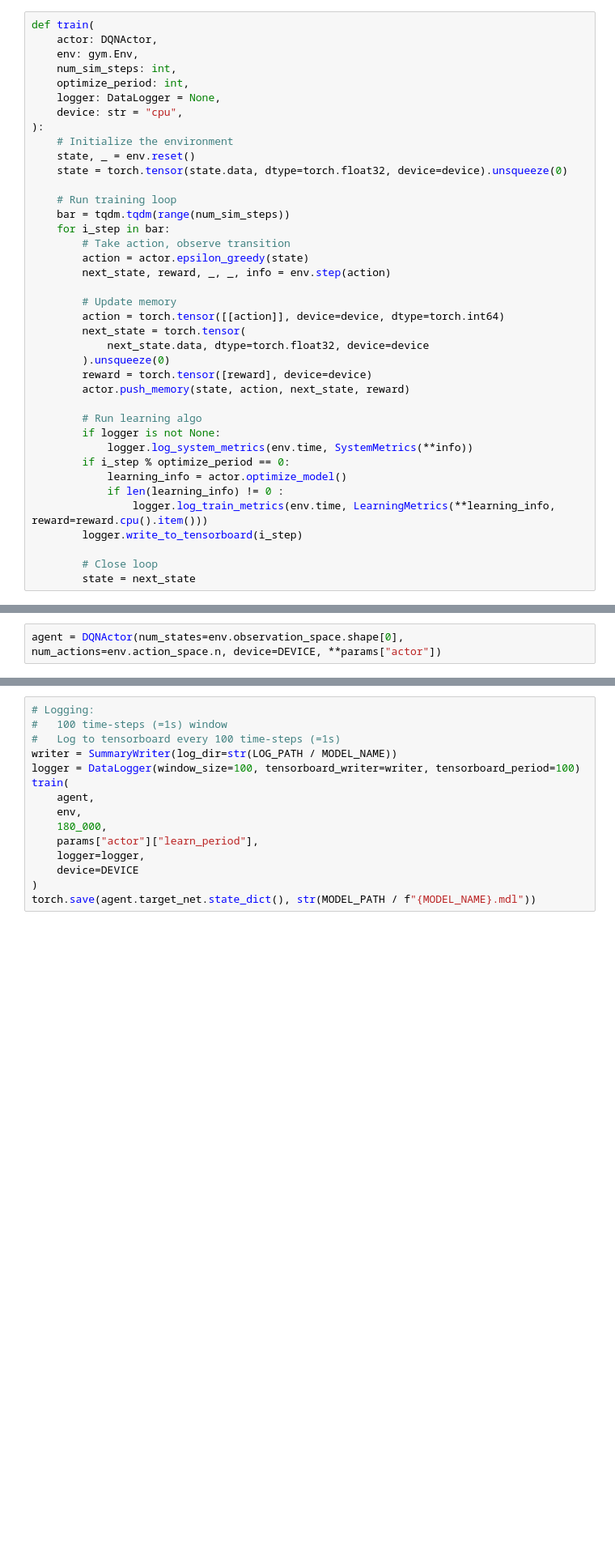
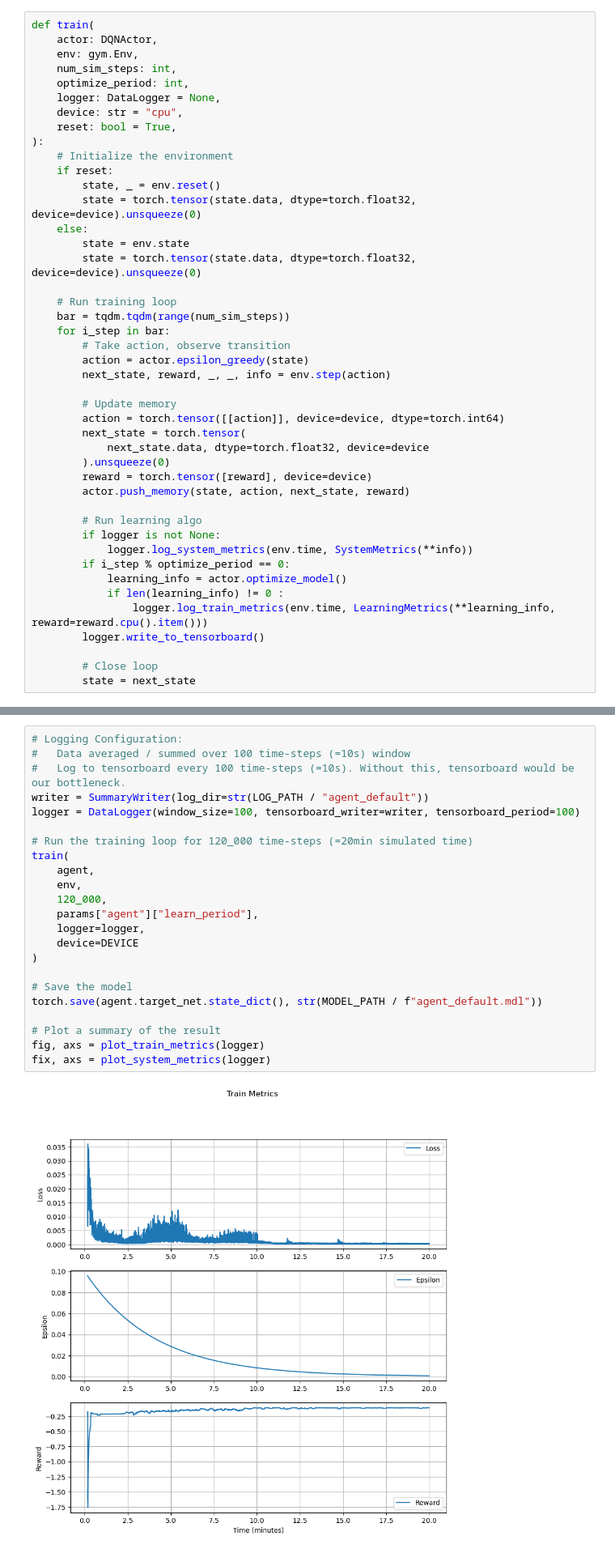
Before and after one commit to dave-mau/scheduling, a Jupyter notebook: code/notebooks/01_simple_tree/01_simple_tree.ipynb, the cells around one changed output, grey strips where cells are left out. Shown at 81% size. Drawn from its saved outputs; the diff is of its cells as text; blank space fills up the shorter version.

```diff
--- a/code/notebooks/01_simple_tree/01_simple_tree.ipynb
+++ b/code/notebooks/01_simple_tree/01_simple_tree.ipynb
@@ -50,10 +178,15 @@ def train(
     optimize_period: int,
     logger: DataLogger = None,
     device: str = "cpu",
+    reset: bool = True,
 ):
     # Initialize the environment
-    state, _ = env.reset()
-    state = torch.tensor(state.data, dtype=torch.float32, device=device).unsqueeze(0)
+    if reset:
+        state, _ = env.reset()
+        state = torch.tensor(state.data, dtype=torch.float32, device=device).unsqueeze(0)
+    else:
+        state = env.state
+        state = torch.tensor(state.data, dtype=torch.float32, device=device).unsqueeze(0)
 
     # Run training loop
     bar = tqdm.tqdm(range(num_sim_steps))
@@ -77,7 +210,7 @@ def train(
             learning_info = actor.optimize_model()
             if len(learning_info) != 0 :
                 logger.log_train_metrics(env.time, LearningMetrics(**learning_info, reward=reward.cpu().item()))
-        logger.write_to_tensorboard(i_step)
+        logger.write_to_tensorboard()
 
         # Close loop
         state = next_state
@@ -133,2 +216,0 @@ FigureWidget({
-# %%
-agent = DQNActor(num_states=env.observation_space.shape[0], num_actions=env.action_space.n, device=DEVICE, **params["actor"])
@@ -137,15 +222,25 @@ agent = DQNActor(num_states=env.observation_space.shape[0], num_actions=env.acti
 # %%
-# Logging:
-#   100 time-steps (=1s) window
-#   Log to tensorboard every 100 time-steps (=1s)
-writer = SummaryWriter(log_dir=str(LOG_PATH / MODEL_NAME))
+# Logging Configuration:
+#   Data averaged / summed over 100 time-steps (=10s) window
+#   Log to tensorboard every 100 time-steps (=10s). Without this, tensorboard would be our bottleneck.
+writer = SummaryWriter(log_dir=str(LOG_PATH / "agent_default"))
 logger = DataLogger(window_size=100, tensorboard_writer=writer, tensorboard_period=100)
+
+# Run the training loop for 120_000 time-steps (=20min simulated time)
 train(
     agent,
     env,
-    180_000,
-    params["actor"]["learn_period"],
+    120_000,
+    params["agent"]["learn_period"],
     logger=logger,
     device=DEVICE
 )
-torch.save(agent.target_net.state_dict(), str(MODEL_PATH / f"{MODEL_NAME}.mdl"))
+
+# Save the model
+torch.save(agent.target_net.state_dict(), str(MODEL_PATH / f"agent_default.mdl"))
+
+# Plot a summary of the result
+fig, axs = plot_train_metrics(logger)
+fix, axs = plot_system_metrics(logger)
+# %% [output]
+[figure, added]
```
Also changed, not shown: parts of 20 cells of this notebook, 3 other files.
